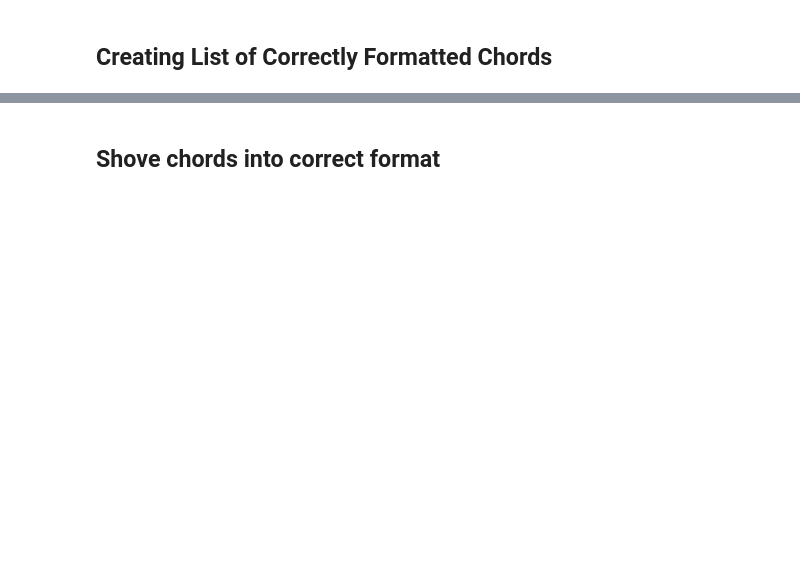
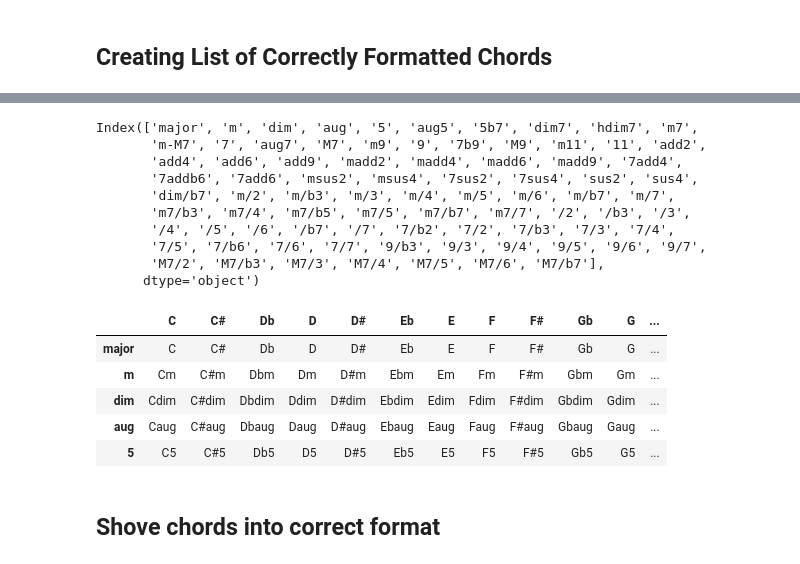
Before and after one commit to emilycardwell/chord-cleaning, a Jupyter notebook: new_cleaning.ipynb, the cells around one changed output, grey strips where cells are left out. Saved outputs shown, nothing was run; the diff lists cells and outputs as text; code cells hidden in the pictures; blank space fills up the shorter version.

```diff
--- a/new_cleaning.ipynb
+++ b/new_cleaning.ipynb
@@ -292,4 +274,4 @@ cleaned_cc_df[:100]
 # %%
-for idx, c in enumerate(cleaned_chords_ser):
-    if ' x ' in c:
-        print(idx, c)
+# for idx, c in enumerate(cleaned_chords_ser):
+#     if ' x ' in c:
+#         print(idx, c)
@@ -303,3 +278,3 @@ for idx, c in enumerate(cleaned_chords_ser):
 # %%
-for m in raw_chords_ser[101]:
-    print(m)
+# for m in raw_chords_ser[101]:
+#     print(m)
@@ -355,7 +317,7 @@ sharp_keys = ['D', 'E', 'G', 'A', 'B', 'Dm', 'Em', 'Fm', 'Bm']
 flats_keys = ['C', 'F', 'Cm', 'Gm', 'Am']
 
 slash_indexes = ['dim/b7', 'm/2', 'm/b3', 'm/3', 'm/4', 'm/5', 'm/6','m/b7', 'm/7',
-                'm7/b3', 'm7/4', 'm7/b5', 'm7/5', 'm7/7',
+                'm7/b3', 'm7/4', 'm7/b5', 'm7/5', 'm7/b7', 'm7/7',
                 '/2', '/b3', '/3', '/4', '/5', '/6','/b7', '/7',
                 '7/b2', '7/2', '7/b3', '7/3', '7/4', '7/5', '7/b6', '7/6','7/7',
                 '9/b3', '9/3', '9/4', '9/5', '9/6', '9/7',
@@ -395,6 +357,24 @@ def get_slash_notes(slash_indexes, columns):
     return slash_chord
 # %%
 slash_chords_df = pd.concat([chords_df, get_slash_notes(slash_indexes, chords_df.columns)])
-slash_chords_df
+print(slash_chords_df.index)
+slash_chords_df.head()
+# %% [output]
+Index(['major', 'm', 'dim', 'aug', '5', 'aug5', '5b7', 'dim7', 'hdim7', 'm7',
+       'm-M7', '7', 'aug7', 'M7', 'm9', '9', '7b9', 'M9', 'm11', '11', 'add2',
+       'add4', 'add6', 'add9', 'madd2', 'madd4', 'madd6', 'madd9', '7add4',
+       '7addb6', '7add6', 'msus2', 'msus4', '7sus2', '7sus4', 'sus2', 'sus4',
+       'dim/b7', 'm/2', 'm/b3', 'm/3', 'm/4', 'm/5', 'm/6', 'm/b7', 'm/7',
+       'm7/b3', 'm7/4', 'm7/b5', 'm7/5', 'm7/b7', 'm7/7', '/2', '/b3', '/3',
+       '/4', '/5', '/6', '/b7', '/7', '7/b2', '7/2', '7/b3', '7/3', '7/4',
+       '7/5', '7/b6', '7/6', '7/7', '9/b3', '9/3', '9/4', '9/5', '9/6', '9/7',
+       'M7/2', 'M7/b3', 'M7/3', 'M7/4', 'M7/5', 'M7/6', 'M7/b7'],
+      dtype='object')
+|  | C | C# | Db | D | D# | Eb | E | F | F# | Gb | G | ... |
+| major | C | C# | Db | D | D# | Eb | E | F | F# | Gb | G | ... |
+| m | Cm | C#m | Dbm | Dm | D#m | Ebm | Em | Fm | F#m | Gbm | Gm | ... |
+| dim | Cdim | C#dim | Dbdim | Ddim | D#dim | Ebdim | Edim | Fdim | F#dim | Gbdim | Gdim | ... |
+| aug | Caug | C#aug | Dbaug | Daug | D#aug | Ebaug | Eaug | Faug | F#aug | Gbaug | Gaug | ... |
+| 5 | C5 | C#5 | Db5 | D5 | D#5 | Eb5 | E5 | F5 | F#5 | Gb5 | G5 | ... |
 # %% [markdown]
 ## Shove chords into correct format
```
Also changed, not shown: parts of 22 cells of this notebook.
